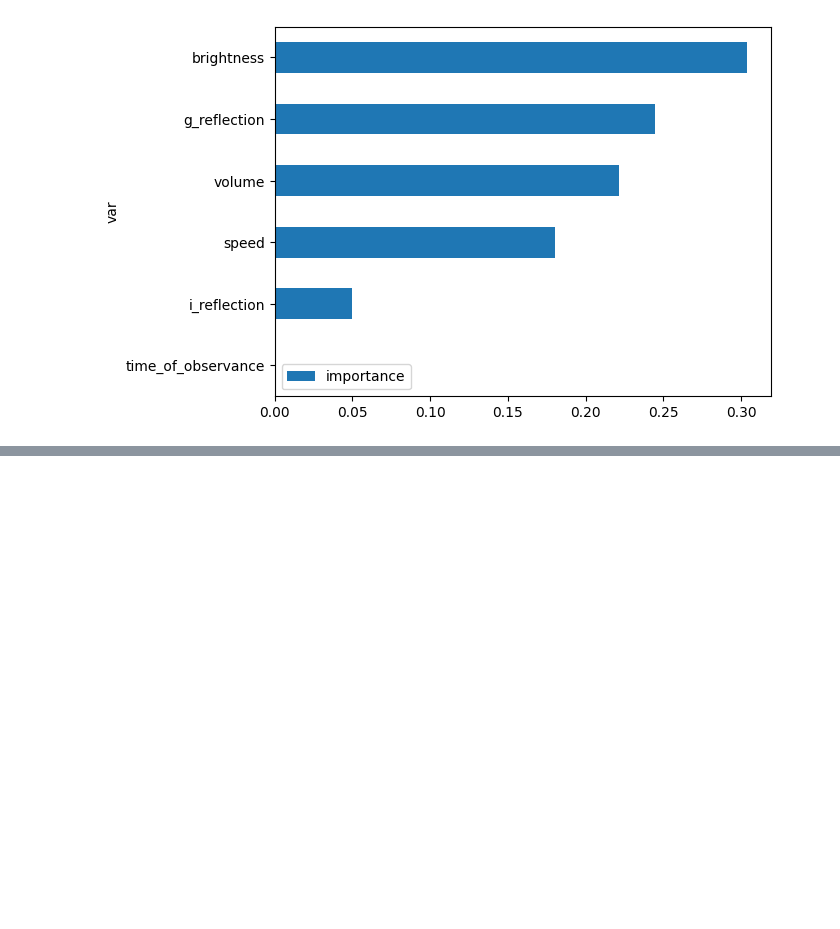
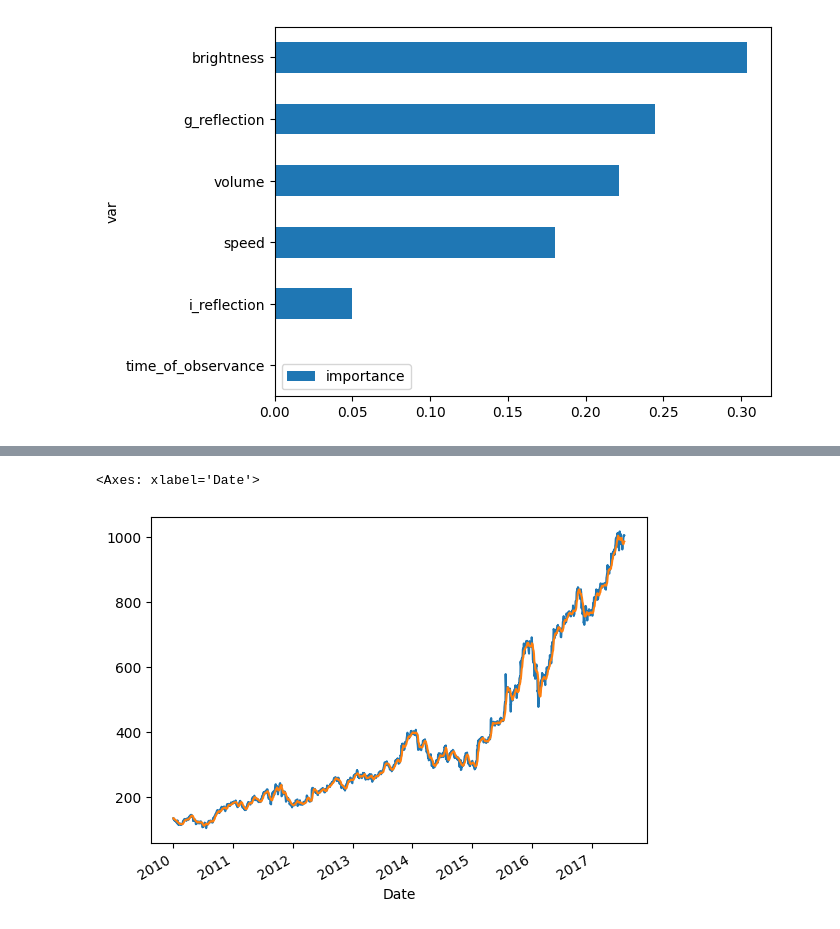
Before and after one commit to SArsenii/ALearningRecord, a Jupyter notebook: IDS/Week 3/3.ipynb, the cells around one changed output, grey strips where cells are left out. Drawn from its saved outputs; the diff is of its cells as text; code cells hidden in the pictures; blank space fills up the shorter version.

```diff
--- a/IDS/Week 3/3.ipynb
+++ b/IDS/Week 3/3.ipynb
@@ -107,0 +347,7 @@ fi_df.sort_values('importance', ascending=True).plot.barh(y='importance', x='var
+# %%
+ns = stock['Open'].rolling(10, min_periods=1).mean()
+stock['Open'].plot()
+ns.plot()
+# %% [output]
+<Axes: xlabel='Date'>
+[figure, added]
```
Also changed, not shown: parts of 32 cells of this notebook.
